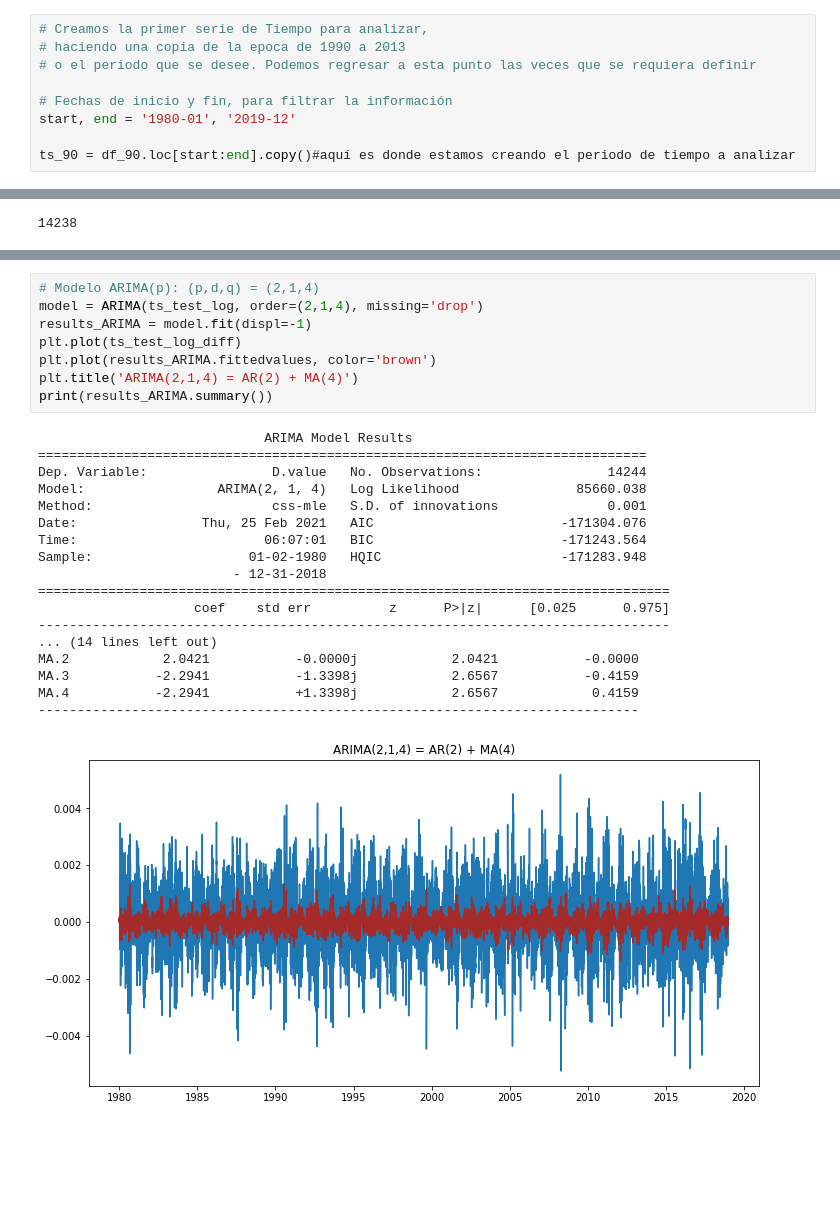
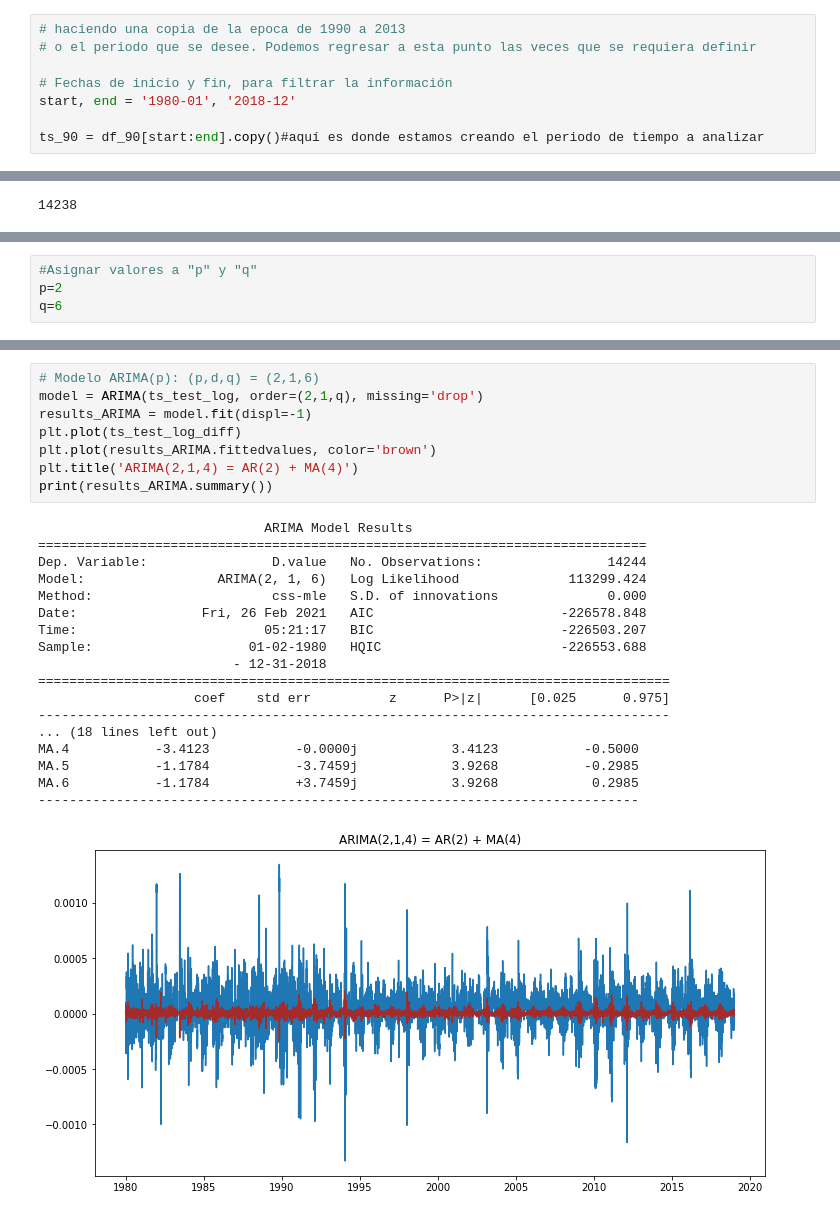
Before and after one commit to mariron42/FisicaComputacional-1, a Jupyter notebook: Evaluación/Examen1.ipynb, the cells around one changed output, grey strips where cells are left out. Cells and saved outputs as stored; diff of their text form; blank space fills up the shorter version.

```diff
--- a/Evaluación/Examen1.ipynb
+++ b/Evaluación/Examen1.ipynb
@@ -145,14 +127,13 @@ def test_stationarity(df_ts):
         dfoutput['Critical Value (%s)'%key] = value
     print(dfoutput)
 # %%
-# Creamos la primer serie de Tiempo para analizar,
 # haciendo una copia de la epoca de 1990 a 2013
 # o el periodo que se desee. Podemos regresar a esta punto las veces que se requiera definir
 
 # Fechas de inicio y fin, para filtrar la información
-start, end = '1980-01', '2019-12'
+start, end = '1980-01', '2018-12'
 
-ts_90 = df_90.loc[start:end].copy()#aquí es donde estamos creando el periodo de tiempo a analizar
+ts_90 = df_90[start:end].copy()#aquí es donde estamos creando el periodo de tiempo a analizar
 # %%
 #Vemos los primeros datos
 ts_90.head()
@@ -425,2 +405,6 @@ Con estos dos valores construiremos los modelos ARIMA correspondientes.
+# %%
+#Asignar valores a "p" y "q"
+p=2
+q=6
 # %%
 # Modelo AR(p): (p,d,q) = (2,1,0)
@@ -479,27 +463,27 @@ MA.4           -0.2593           +2.8977j            2.9093            0.2642
 # %%
-# Modelo ARIMA(p): (p,d,q) = (2,1,4)
-model = ARIMA(ts_test_log, order=(2,1,4), missing='drop')
+# Modelo ARIMA(p): (p,d,q) = (2,1,6)
+model = ARIMA(ts_test_log, order=(2,1,q), missing='drop')
 results_ARIMA = model.fit(displ=-1)
 plt.plot(ts_test_log_diff)
 plt.plot(results_ARIMA.fittedvalues, color='brown')
 plt.title('ARIMA(2,1,4) = AR(2) + MA(4)')
 print(results_ARIMA.summary())
 # %% [output]
                              ARIMA Model Results
 ==============================================================================
 Dep. Variable:                D.value   No. Observations:                14244
-Model:                 ARIMA(2, 1, 4)   Log Likelihood               85660.038
-Method:                       css-mle   S.D. of innovations              0.001
-Date:                Thu, 25 Feb 2021   AIC                        -171304.076
-Time:                        06:07:01   BIC                        -171243.564
-Sample:                    01-02-1980   HQIC                       -171283.948
+Model:                 ARIMA(2, 1, 6)   Log Likelihood              113299.424
+Method:                       css-mle   S.D. of innovations              0.000
+Date:                Fri, 26 Feb 2021   AIC                        -226578.848
+Time:                        05:21:17   BIC                        -226503.207
+Sample:                    01-02-1980   HQIC                       -226553.688
                          - 12-31-2018
 =================================================================================
                     coef    std err          z      P>|z|      [0.025      0.975]
 ---------------------------------------------------------------------------------
-... (14 lines left out)
-MA.2            2.0421           -0.0000j            2.0421           -0.0000
-MA.3           -2.2941           -1.3398j            2.6567           -0.4159
-MA.4           -2.2941           +1.3398j            2.6567            0.4159
+... (18 lines left out)
+MA.4           -3.4123           -0.0000j            3.4123           -0.5000
+MA.5           -1.1784           -3.7459j            3.9268           -0.2985
+MA.6           -1.1784           +3.7459j            3.9268            0.2985
 -----------------------------------------------------------------------------
-[figure, old version]
+[figure, new version]
```
Also changed, not shown: parts of 30 cells of this notebook.
